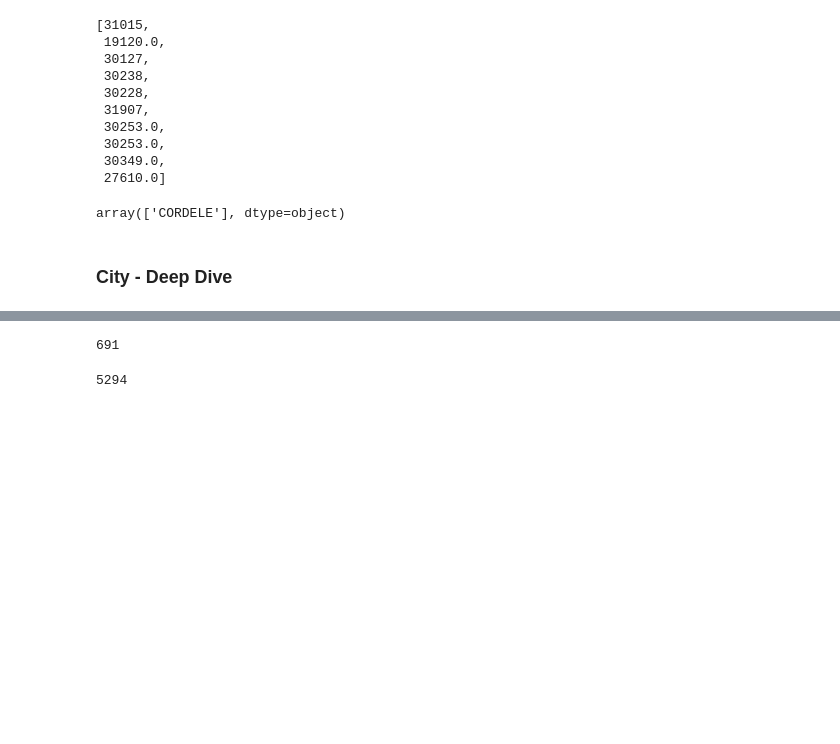
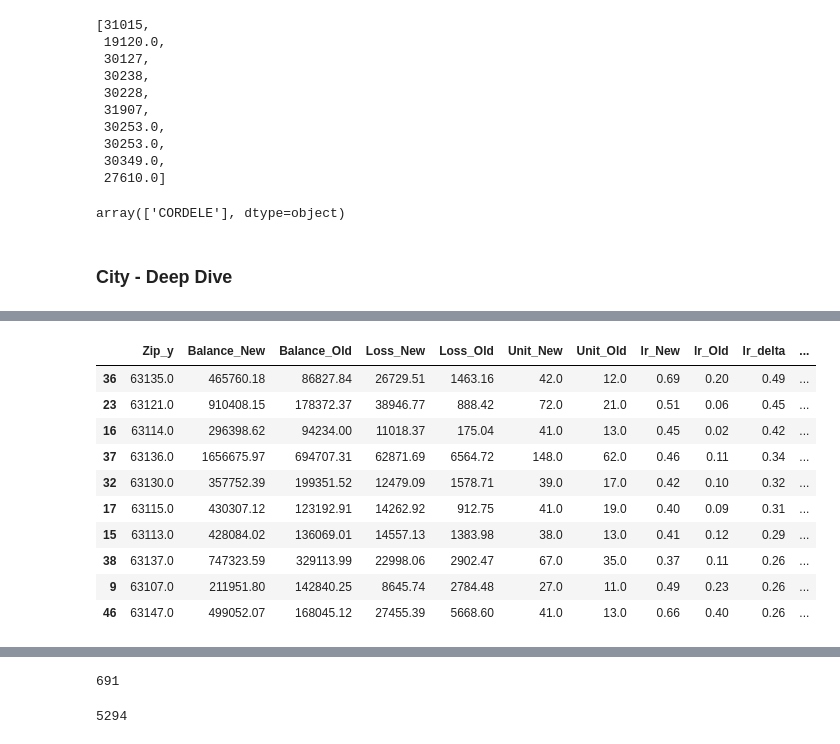
Before and after one commit to XuetingS/PP, a Jupyter notebook: src/Risk Break Down.ipynb, the cells around one changed output, grey strips where cells are left out. Cells and saved outputs as stored; diff of their text form; code cells hidden in the pictures; blank space fills up the shorter version.

Commit message:
Deep Dive

```diff
--- a/src/Risk Break Down.ipynb
+++ b/src/Risk Break Down.ipynb
@@ -1667,0 +1775,55 @@ array(['CORDELE'], dtype=object)
+# %%
+def convert_type(x):
+    try:
+        return int(x)
+    except:
+        return np.nan
+# %%
+df['Zip_y'] = df['Zip_y'].apply(lambda x: convert_type(x))
+# %%
+def zip_dd(df, city_name):
+    """
+    City Deep Dive
+    """
+    bal = df[(df['City_y']==city_name)].pivot_table(index='Zip_y', values='Current_Balance', columns='Flag',
+               aggfunc='sum').reset_index().rename_axis(None, axis=1)
+    prefix = 'Balance_'
+    new_names = [(i,prefix + i) for i in ['New','Old']]
+    bal.rename(columns = dict(new_names), inplace=True)
+
+    loss = df[(df['City_y']==city_name)&(df['Bad']==1)&(df['Ever_Bad']==1)].pivot_table(index='Zip_y', values='2os_loss', columns='Flag',
+               aggfunc='sum').reset_index().rename_axis(None, axis=1)
+    prefix = 'Loss_'
+    new_names = [(i,prefix + i) for i in ['New','Old']]
+    loss.rename(columns = dict(new_names), inplace=True)
+
+    cust = df[(df['City_y']==city_name)].pivot_table(index='Zip_y', values='Unique_Customer_ID', columns='Flag',
+           aggfunc='nunique').reset_index().rename_axis(None, axis=1)
+    prefix = 'Unit_'
+    new_names = [(i,prefix + i) for i in ['New','Old']]
+    cust.rename(columns = dict(new_names), inplace=True)
+
+
+    city = reduce(lambda x, y: pd.merge(x, y, on = 'Zip_y',how='left'), [bal,loss,cust])
+    city['lr_New'] = city['Loss_New']/city['Balance_New']*12
+    city['lr_Old'] = city['Loss_Old']/city['Balance_Old']*12
+    city['lr_delta'] = city['lr_New'] - city['lr_Old']
+    city['lc_New'] = city['Loss_New']/city['Loss_New'].sum()
+    city['lc_Old'] = city['Loss_Old']/city['Loss_Old'].sum()
+    city['lc_delta'] = city['lc_New'] - city['lc_Old']
+
+    return city.sort_values('lr_delta',ascending=False)
+# %%
+zip_dd(df,'SAINT LOUIS').head(10).round(2)
+# %% [output]
+|  | Zip_y | Balance_New | Balance_Old | Loss_New | Loss_Old | Unit_New | Unit_Old | lr_New | lr_Old | lr_delta | ... |
+| 36 | 63135.0 | 465760.18 | 86827.84 | 26729.51 | 1463.16 | 42.0 | 12.0 | 0.69 | 0.20 | 0.49 | ... |
+| 23 | 63121.0 | 910408.15 | 178372.37 | 38946.77 | 888.42 | 72.0 | 21.0 | 0.51 | 0.06 | 0.45 | ... |
+| 16 | 63114.0 | 296398.62 | 94234.00 | 11018.37 | 175.04 | 41.0 | 13.0 | 0.45 | 0.02 | 0.42 | ... |
+| 37 | 63136.0 | 1656675.97 | 694707.31 | 62871.69 | 6564.72 | 148.0 | 62.0 | 0.46 | 0.11 | 0.34 | ... |
+| 32 | 63130.0 | 357752.39 | 199351.52 | 12479.09 | 1578.71 | 39.0 | 17.0 | 0.42 | 0.10 | 0.32 | ... |
+| 17 | 63115.0 | 430307.12 | 123192.91 | 14262.92 | 912.75 | 41.0 | 19.0 | 0.40 | 0.09 | 0.31 | ... |
+| 15 | 63113.0 | 428084.02 | 136069.01 | 14557.13 | 1383.98 | 38.0 | 13.0 | 0.41 | 0.12 | 0.29 | ... |
+| 38 | 63137.0 | 747323.59 | 329113.99 | 22998.06 | 2902.47 | 67.0 | 35.0 | 0.37 | 0.11 | 0.26 | ... |
+| 9 | 63107.0 | 211951.80 | 142840.25 | 8645.74 | 2784.48 | 27.0 | 11.0 | 0.49 | 0.23 | 0.26 | ... |
+| 46 | 63147.0 | 499052.07 | 168045.12 | 27455.39 | 5668.60 | 41.0 | 13.0 | 0.66 | 0.40 | 0.26 | ... |
```
Also changed, not shown: parts of 22 cells of this notebook.
